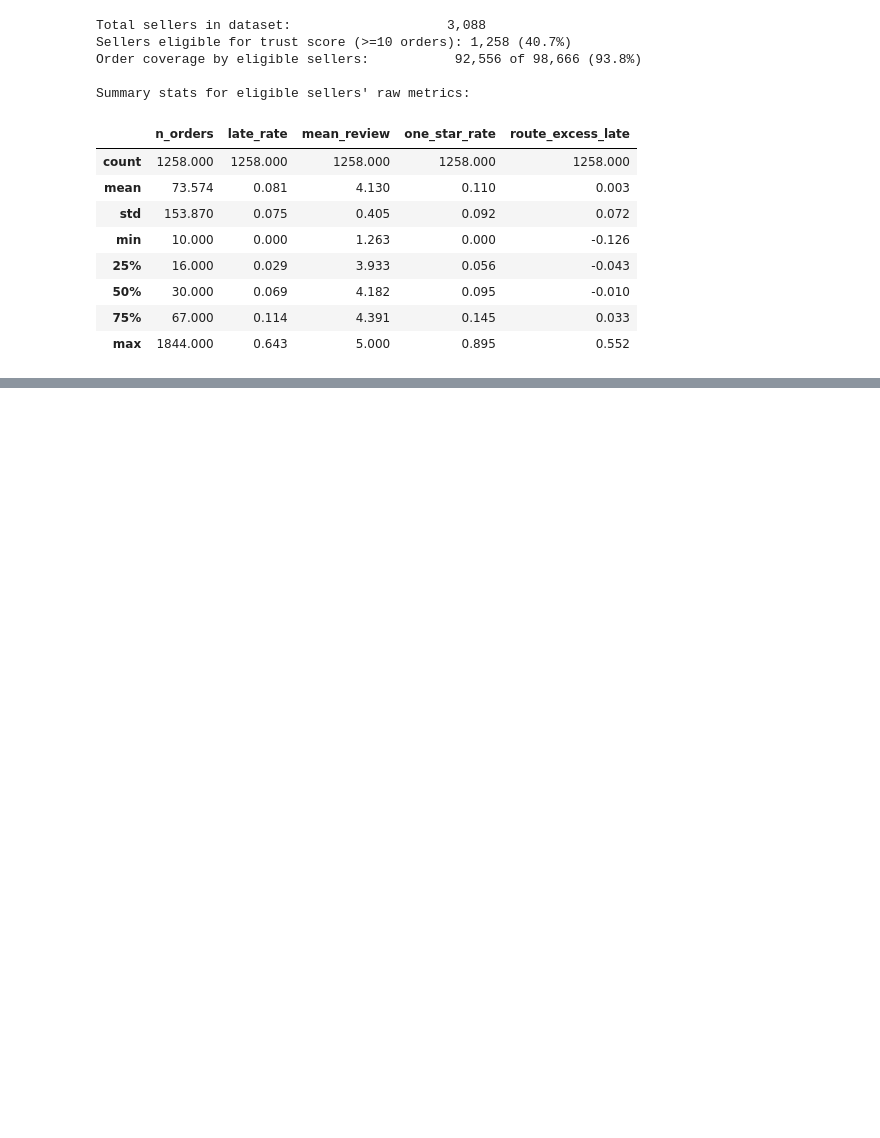
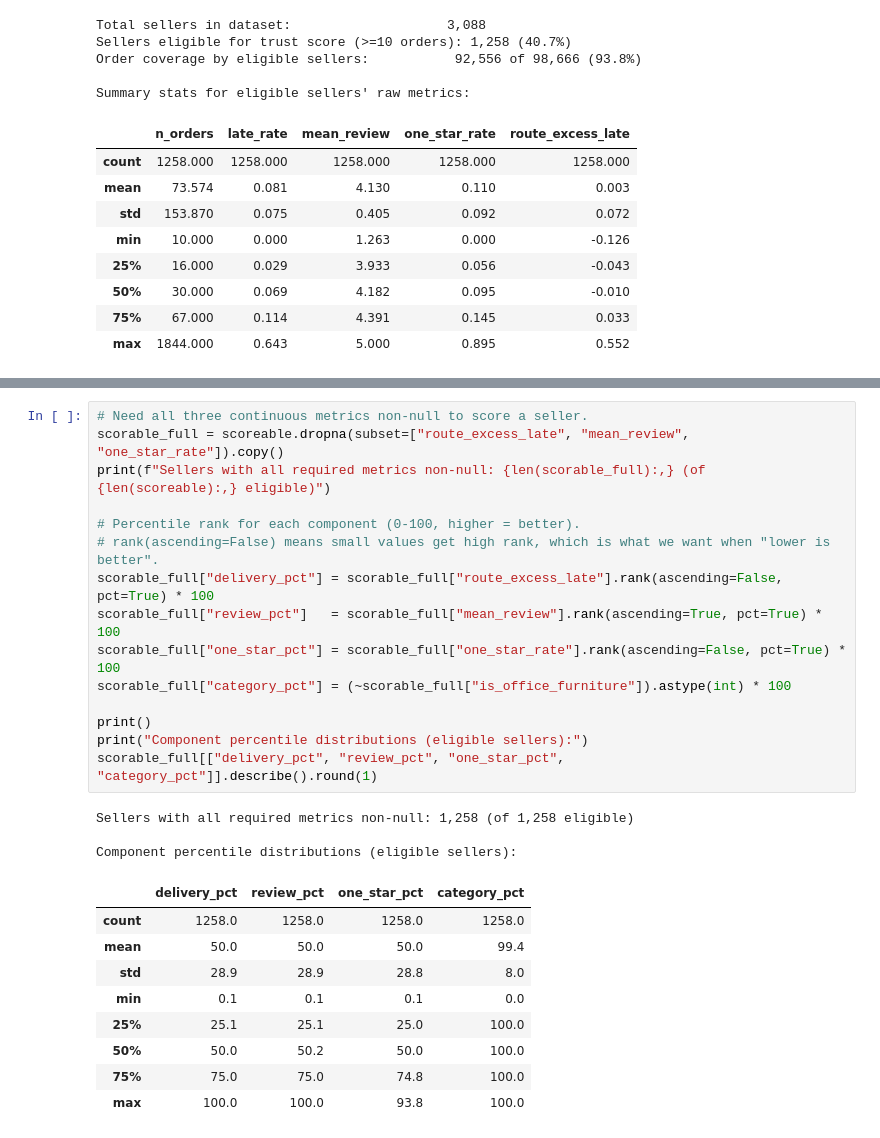
Before and after one commit to Prashant5B2026/olist-marketplace-audit, a Jupyter notebook: notebooks/04_seller_trust_score.ipynb, the cells around one changed output, grey strips where cells are left out. Cells and saved outputs as stored; diff of their text form; blank space fills up the shorter version.

```diff
--- a/notebooks/04_seller_trust_score.ipynb
+++ b/notebooks/04_seller_trust_score.ipynb
@@ -208,0 +217,28 @@ Summary stats for eligible sellers' raw metrics:
+# %%
+# Need all three continuous metrics non-null to score a seller.
+scorable_full = scoreable.dropna(subset=["route_excess_late", "mean_review", "one_star_rate"]).copy()
+print(f"Sellers with all required metrics non-null: {len(scorable_full):,} (of {len(scoreable):,} eligible)")
+
+# Percentile rank for each component (0-100, higher = better).
+# rank(ascending=False) means small values get high rank, which is what we want when "lower is better".
+scorable_full["delivery_pct"] = scorable_full["route_excess_late"].rank(ascending=False, pct=True) * 100
+scorable_full["review_pct"]   = scorable_full["mean_review"].rank(ascending=True, pct=True) * 100
+scorable_full["one_star_pct"] = scorable_full["one_star_rate"].rank(ascending=False, pct=True) * 100
+scorable_full["category_pct"] = (~scorable_full["is_office_furniture"]).astype(int) * 100
+
+print()
+print("Component percentile distributions (eligible sellers):")
+scorable_full[["delivery_pct", "review_pct", "one_star_pct", "category_pct"]].describe().round(1)
+# %% [output]
+Sellers with all required metrics non-null: 1,258 (of 1,258 eligible)
+
+Component percentile distributions (eligible sellers):
+|  | delivery_pct | review_pct | one_star_pct | category_pct |
+| count | 1258.0 | 1258.0 | 1258.0 | 1258.0 |
+| mean | 50.0 | 50.0 | 50.0 | 99.4 |
+| std | 28.9 | 28.9 | 28.8 | 8.0 |
+| min | 0.1 | 0.1 | 0.1 | 0.0 |
+| 25% | 25.1 | 25.1 | 25.0 | 100.0 |
+| 50% | 50.0 | 50.2 | 50.0 | 100.0 |
+| 75% | 75.0 | 75.0 | 74.8 | 100.0 |
+| max | 100.0 | 100.0 | 93.8 | 100.0 |
```
Also changed, not shown: parts of 5 cells of this notebook.
